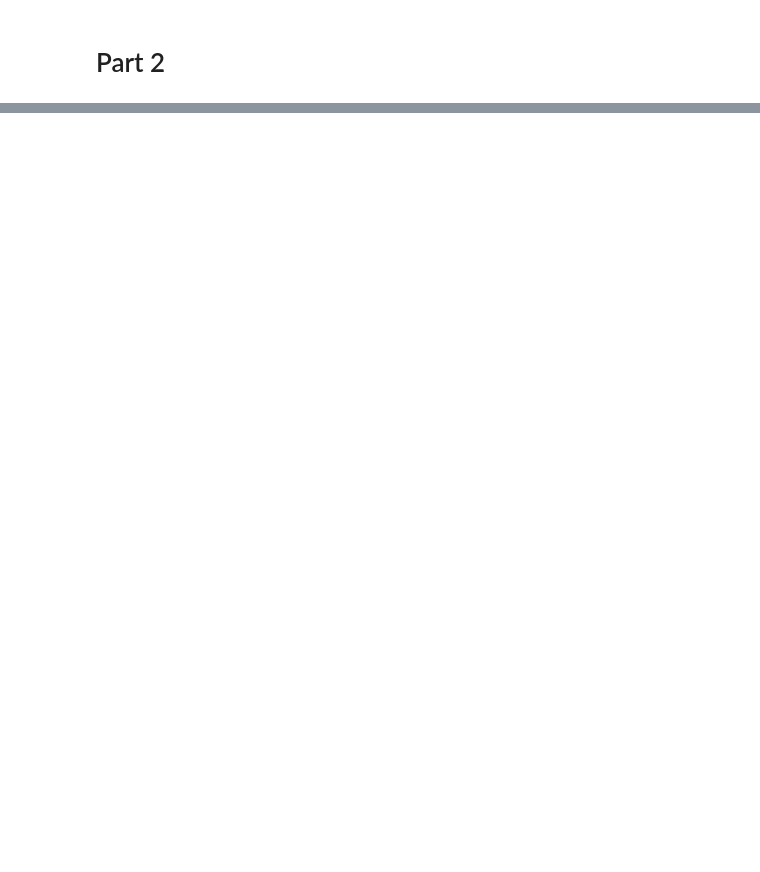
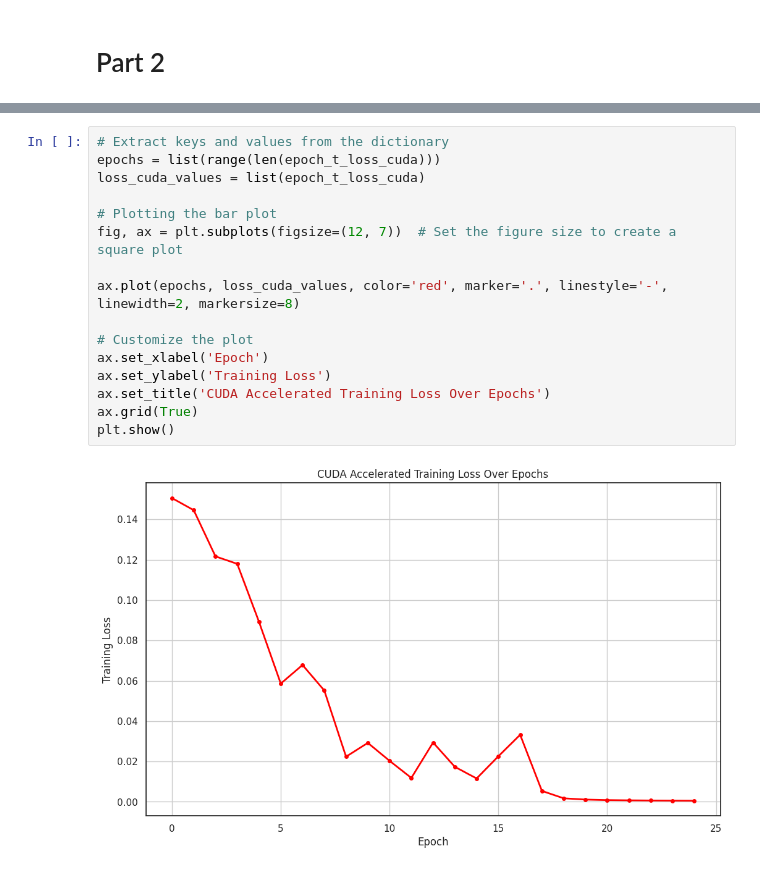
Before and after one commit to romerocruzsa/hpc_accelerated_imaging, a Jupyter notebook: data_exploration.ipynb, the cells around one changed output, grey strips where cells are left out. Saved outputs shown, nothing was run; the diff lists cells and outputs as text; blank space fills up the shorter version.

```diff
--- a/data_exploration.ipynb
+++ b/data_exploration.ipynb
@@ -182,0 +559,18 @@ IsADirectoryError: ignored
+# %%
+# Extract keys and values from the dictionary
+epochs = list(range(len(epoch_t_loss_cuda)))
+loss_cuda_values = list(epoch_t_loss_cuda)
+
+# Plotting the bar plot
+fig, ax = plt.subplots(figsize=(12, 7))  # Set the figure size to create a square plot
+
+ax.plot(epochs, loss_cuda_values, color='red', marker='.', linestyle='-', linewidth=2, markersize=8)
+
+# Customize the plot
+ax.set_xlabel('Epoch')
+ax.set_ylabel('Training Loss')
+ax.set_title('CUDA Accelerated Training Loss Over Epochs')
+ax.grid(True)
+plt.show()
+# %% [output]
+[figure, added]
```
Also changed, not shown: parts of 26 cells of this notebook.
